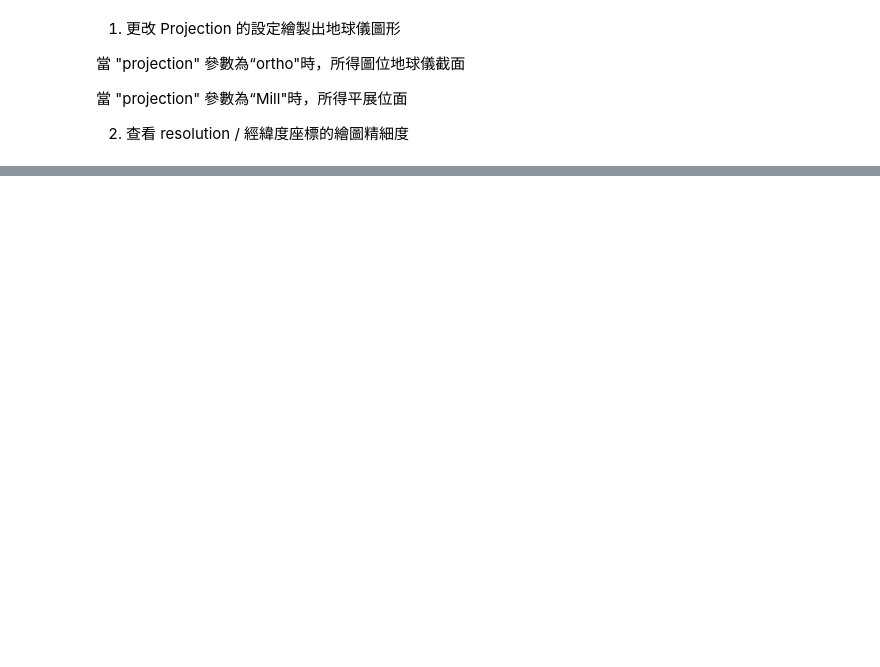
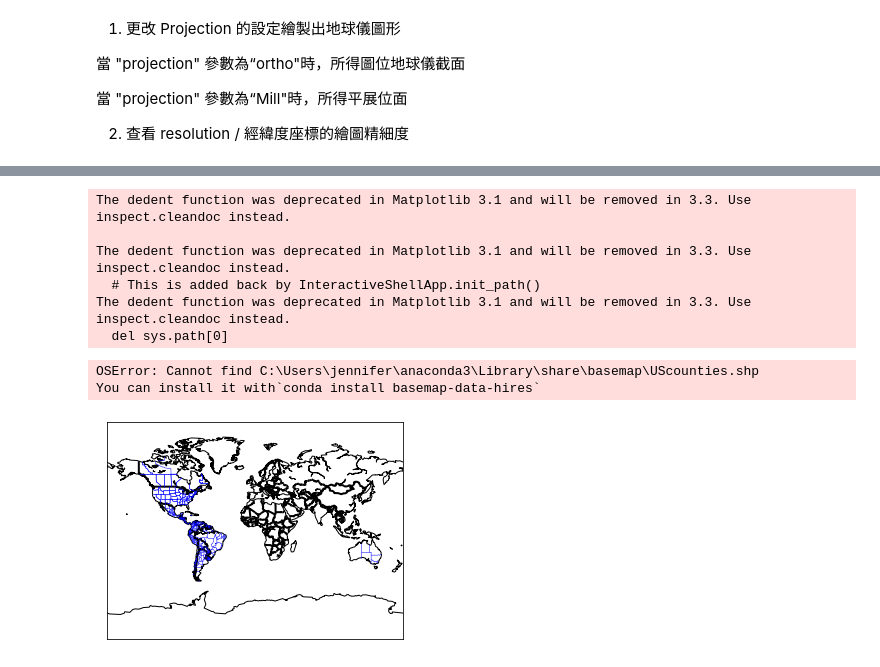
Before and after one commit to yuki1214888/-Python-, a Jupyter notebook: D24 Basemap 進行地理資訊繪圖.ipynb, the cells around one changed output, grey strips where cells are left out. Saved outputs shown, nothing was run; the diff lists cells and outputs as text; code cells hidden in the pictures; blank space fills up the shorter version.

```diff
--- a/D24 Basemap 進行地理資訊繪圖.ipynb
+++ b/D24 Basemap 進行地理資訊繪圖.ipynb
@@ -62,0 +66,29 @@ The dedent function was deprecated in Matplotlib 3.1 and will be removed in 3.3.
+# %%
+m = Basemap(projection='mill',
+            llcrnrlat = -90,
+            llcrnrlon = -180,
+            urcrnrlat = 90,
+            urcrnrlon = 180,
+           resolution='c') # 成圖設定resolution
+
+#創建邊線
+m.drawcoastlines()
+#畫出國家，並使用線寬為2 的線條生成分界線。
+m.drawcountries(linewidth=2)
+#畫出州界
+m.drawstates(color='b')
+#畫出城市
+m.drawcounties(color='darkred')
+
+plt.title('Basemap Tutorial')
+plt.show()
+# %% [output]
+The dedent function was deprecated in Matplotlib 3.1 and will be removed in 3.3. Use inspect.cleandoc instead.
+
+The dedent function was deprecated in Matplotlib 3.1 and will be removed in 3.3. Use inspect.cleandoc instead.
+  # This is added back by InteractiveShellApp.init_path()
+The dedent function was deprecated in Matplotlib 3.1 and will be removed in 3.3. Use inspect.cleandoc instead.
+  del sys.path[0]
+OSError: Cannot find C:\Users\jennifer\anaconda3\Library\share\basemap\UScounties.shp
+You can install it with`conda install basemap-data-hires`
+[figure, added]
```
Also changed, not shown: parts of 5 cells of this notebook.
